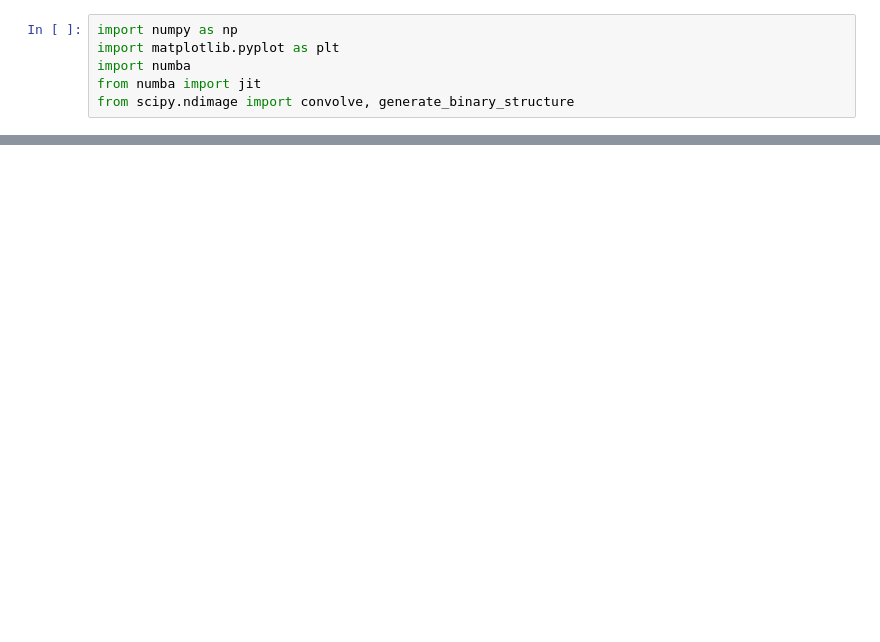
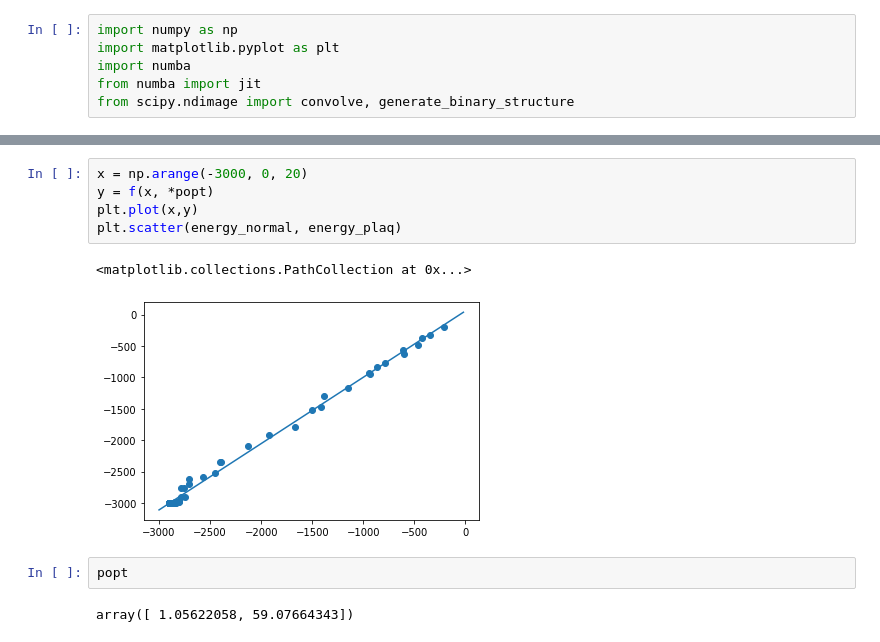
Before and after one commit to Adwait-Naravane/Projects--comp-phy-, a Jupyter notebook: Computational Quantum Mechanics/ising.ipynb, the cells around one changed output, grey strips where cells are left out. Saved outputs shown, nothing was run; the diff lists cells and outputs as text; blank space fills up the shorter version.

```diff
--- a/Computational Quantum Mechanics/ising.ipynb
+++ b/Computational Quantum Mechanics/ising.ipynb
@@ -93,0 +104,12 @@ mag
+# %%
+x = np.arange(-3000, 0, 20)
+y = f(x, *popt)
+plt.plot(x,y)
+plt.scatter(energy_normal, energy_plaq)
+# %% [output]
+<matplotlib.collections.PathCollection at 0x...>
+[figure, added]
+# %%
+popt
+# %% [output]
+array([ 1.05622058, 59.07664343])
```
Also changed, not shown: parts of 5 cells of this notebook.
